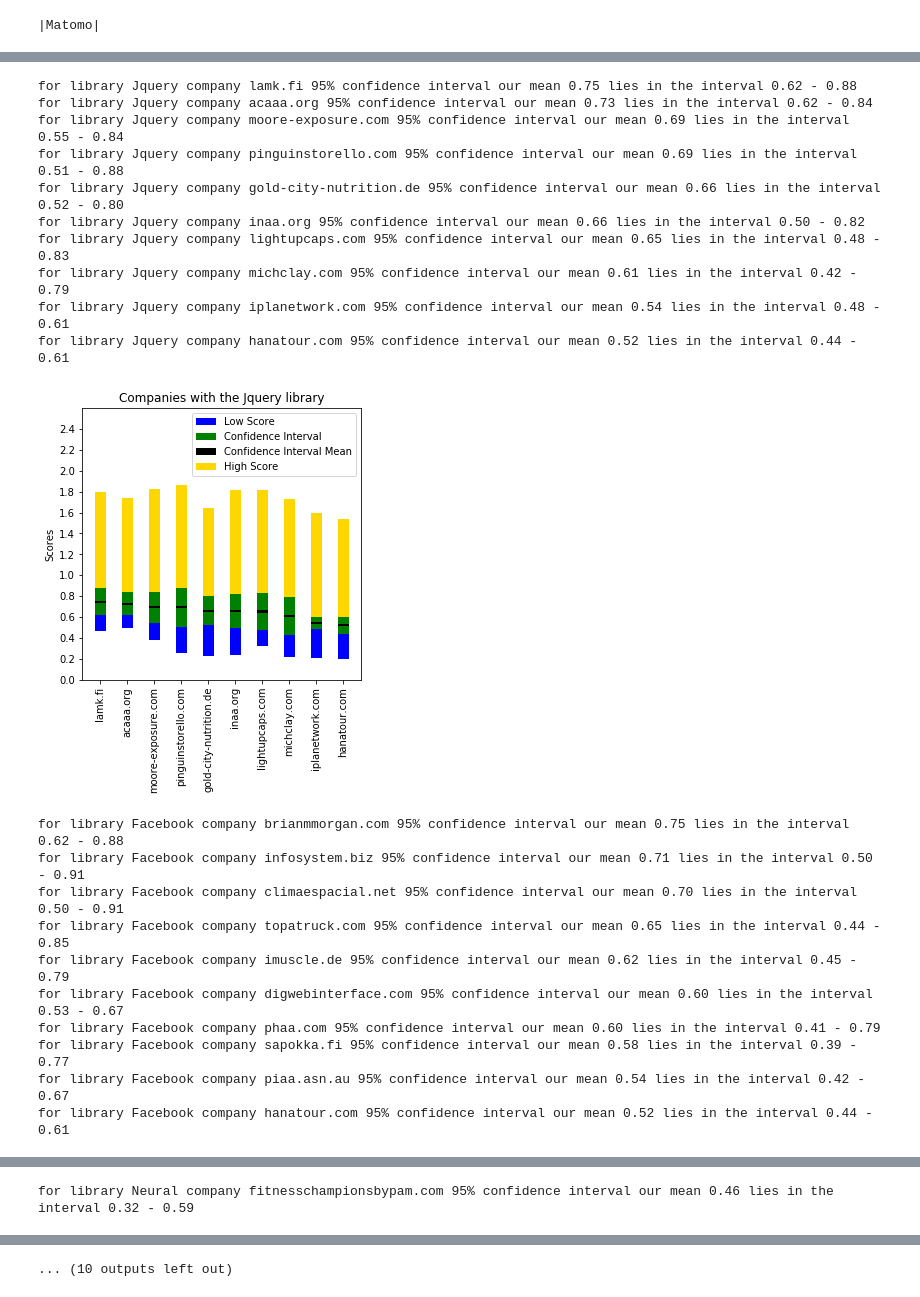
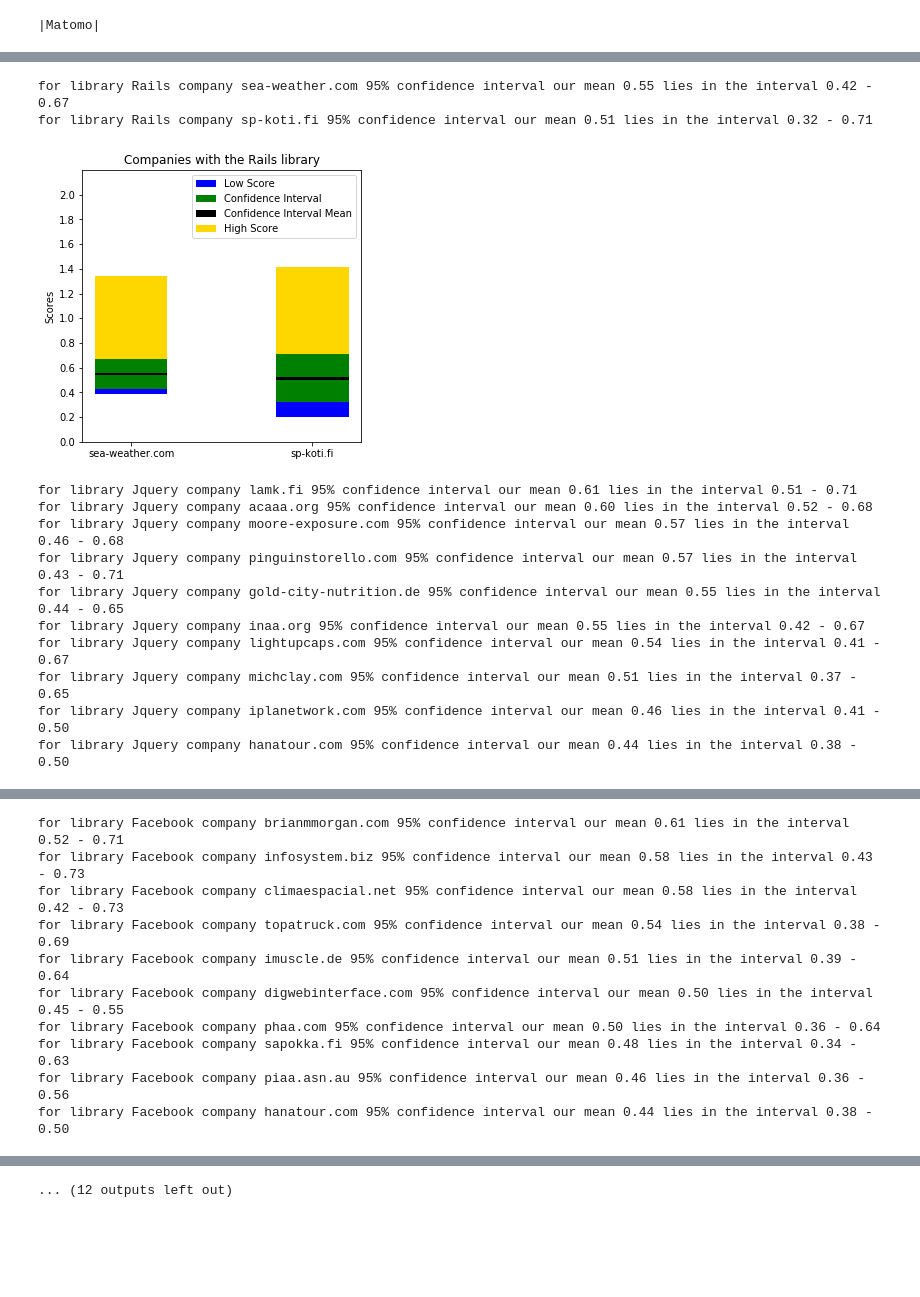
Before and after one commit to invegat/personal_project_week_5, a Jupyter notebook: site_jobs.ipynb, the cells around one changed output, grey strips where cells are left out. Saved outputs shown, nothing was run; the diff lists cells and outputs as text; code cells hidden in the pictures; blank space fills up the shorter version.

Commit message:
added rails

```diff
--- a/site_jobs.ipynb
+++ b/site_jobs.ipynb
@@ -297,6 +241,7 @@ twitterColumns = get_columns('twitter')
 angularColumns = get_columns('angular')
 vueColumns =  get_columns(['Vue','Vuetify','vuex','Revue'],True)
 typescriptColumns = get_columns('typescript')
-vueColumns
+railsColumns = get_columns('rails')
+railsColumns
 # %% [output]
 (['Neural Networks'], 'Neural')
@@ -310,3 +255,3 @@ def phpColumn(row):
 # %%
-df['job'] = df.apply(lambda row: phpColumn(row),axis=1)
+#df['job'] = df.apply(lambda row: phpColumn(row),axis=1)
 # %%
@@ -321,7 +264,7 @@ count: 0
 # %%
 import random
 random.seed(123)
-ratings = [(t.strip(), random.uniform(0.2,1.0)) for t in test_dups.technologies() ]
+ratings = [(t.strip(), random.uniform(0.2,0.8)) for t in test_dups.technologies() ]
 print(f"|{ratings[1][0]}|")
 
 f = io.open('ratings.csv', 'w')
@@ -405,6 +348,7 @@ def printChart(c, data):
     ]
     for _,r in df.iterrows():
       assert(notdecreasing([r['min_score'],r['low'],r['mean_low'],r['mean_high'],r['high'],r['max_score'] ])), "decreasing"
+      assert(r.max_score <= 1),"max_score > 1"
     colors = [None, "b", 'g', 'black', "g", "gold"]
     #   values = np.array([[d[name] for name in data_order] for d in data])
     order = np.array(data_order)
@@ -421,6 +365,8 @@ def printChart(c, data):
 
     for name, color in zip(data_order[1:], colors[1:]):
         value = np.array(df[name])
+        assert(value.max() <= 1), "value > 1"
+        assert(value.min() >= 0), "value < 0"
         # p1 = plt.bar(ind, value, width, color=color, bottom = bottom, label=name_dict[name], alpha=(1 if name == 'mean_low' else 0.5))
         p1 = plt.bar(
             ind,
@@ -445,8 +391,8 @@ def printChart(c, data):
     #   start, end = plt.yaxis
     #   plt.yaxis.set_major_locator(ticker.MultipleLocator((end - start) / 10))
     axes = plt.gca()
-    axes.set_ylim([0, 2.6])
-    plt.yticks(np.arange(0, 2.6, .2))
+    axes.set_ylim([0, 2.2])
+    plt.yticks(np.arange(0, 2.2, .2))
     #   plt.subplots_adjust(right=0.85)
 
     plt.show()
@@ -460,7 +406,7 @@ def conjunction(conditions):
 
 
 for columns, title in [
-        phpColumns, reduxColumns, reactColumns, jqueryColumns, facebookColumns,
+        phpColumns, reduxColumns, reactColumns, railsColumns, jqueryColumns, facebookColumns,
         neuralColumns, wordpressColumns, twitterColumns, angularColumns,
         vueColumns, typescriptColumns
 ]:
@@ -494,8 +440,8 @@ for columns, title in [
             'ci': ci,
             title: title,
             'url': r.url,
-            'min_score': min(ratings.min(),ci[1]), # iff low is below min score suppress min score bar
-            'max_score': max(ratings.max(),ci[2]), # iff high is above max score suppress max score bar
+            'min_score': min(ratings.min(),ci[1]) - 0.001, # iff ci low is below min score suppress min score bar
+            'max_score': 0.001 + max(ratings.max(),ci[2]), # iff ci high is above max score suppress max score bar
             'mean_low': ci[0] - half_mean_height,
             'mean_high': ci[0] + half_mean_height,
             'low': ci[1],
@@ -504,6 +450,8 @@ for columns, title in [
     if len(cis) > 0:
       cis = sorted(cis, key=lambda v: v['mean_low'], reverse=True)
       for _ci in cis:
+        assert(_ci['max_score'] <= 1),"max_score > 1"
+        # assert((_ci['max_score'] <= 1) or (_ci['max_score'] == _ci['high'])),"max_score > 1"
         print(f"for library {title} company {_ci['url']} 95% confidence interval {report_confidence_interval(_ci['ci'])}")
       printChart(title,cis)
 # %% [output]
@@ -535,21 +483,13 @@ for library React company egaa-gym.dk 95% confidence interval our mean 0.48 lies
-for library Jquery company lamk.fi 95% confidence interval our mean 0.75 lies in the interval 0.62 - 0.88
-for library Jquery company acaaa.org 95% confidence interval our mean 0.73 lies in the interval 0.62 - 0.84
-for library Jquery company moore-exposure.com 95% confidence interval our mean 0.69 lies in the interval 0.55 - 0.84
-for library Jquery company pinguinstorello.com 95% confidence interval our mean 0.69 lies in the interval 0.51 - 0.88
-for library Jquery company gold-city-nutrition.de 95% confidence interval our mean 0.66 lies in the interval 0.52 - 0.80
-for library Jquery company inaa.org 95% confidence interval our mean 0.66 lies in the interval 0.50 - 0.82
-for library Jquery company lightupcaps.com 95% confidence interval our mean 0.65 lies in the interval 0.48 - 0.83
-for library Jquery company michclay.com 95% confidence interval our mean 0.61 lies in the interval 0.42 - 0.79
-for library Jquery company iplanetwork.com 95% confidence interval our mean 0.54 lies in the interval 0.48 - 0.61
-for library Jquery company hanatour.com 95% confidence interval our mean 0.52 lies in the interval 0.44 - 0.61
+for library Rails company sea-weather.com 95% confidence interval our mean 0.55 lies in the interval 0.42 - 0.67
+for library Rails company sp-koti.fi 95% confidence interval our mean 0.51 lies in the interval 0.32 - 0.71
-[figure, old version]
+[figure, new version]
-for library Facebook company brianmmorgan.com 95% confidence interval our mean 0.75 lies in the interval 0.62 - 0.88
-for library Facebook company infosystem.biz 95% confidence interval our mean 0.71 lies in the interval 0.50 - 0.91
-for library Facebook company climaespacial.net 95% confidence interval our mean 0.70 lies in the interval 0.50 - 0.91
-for library Facebook company topatruck.com 95% confidence interval our mean 0.65 lies in the interval 0.44 - 0.85
-for library Facebook company imuscle.de 95% confidence interval our mean 0.62 lies in the interval 0.45 - 0.79
-for library Facebook company digwebinterface.com 95% confidence interval our mean 0.60 lies in the interval 0.53 - 0.67
-for library Facebook company phaa.com 95% confidence interval our mean 0.60 lies in the interval 0.41 - 0.79
-for library Facebook company sapokka.fi 95% confidence interval our mean 0.58 lies in the interval 0.39 - 0.77
-for library Facebook company piaa.asn.au 95% confidence interval our mean 0.54 lies in the interval 0.42 - 0.67
-for library Facebook company hanatour.com 95% confidence interval our mean 0.52 lies in the interval 0.44 - 0.61
+for library Jquery company lamk.fi 95% confidence interval our mean 0.61 lies in the interval 0.51 - 0.71
+for library Jquery company acaaa.org 95% confidence interval our mean 0.60 lies in the interval 0.52 - 0.68
+for library Jquery company moore-exposure.com 95% confidence interval our mean 0.57 lies in the interval 0.46 - 0.68
+for library Jquery company pinguinstorello.com 95% confidence interval our mean 0.57 lies in the interval 0.43 - 0.71
+for library Jquery company gold-city-nutrition.de 95% confidence interval our mean 0.55 lies in the interval 0.44 - 0.65
+for library Jquery company inaa.org 95% confidence interval our mean 0.55 lies in the interval 0.42 - 0.67
+for library Jquery company lightupcaps.com 95% confidence interval our mean 0.54 lies in the interval 0.41 - 0.67
+for library Jquery company michclay.com 95% confidence interval our mean 0.51 lies in the interval 0.37 - 0.65
+for library Jquery company iplanetwork.com 95% confidence interval our mean 0.46 lies in the interval 0.41 - 0.50
+for library Jquery company hanatour.com 95% confidence interval our mean 0.44 lies in the interval 0.38 - 0.50
@@ -557 +497,10 @@ for library Facebook company hanatour.com 95% confidence interval our mean 0.52
-for library Neural company fitnesschampionsbypam.com 95% confidence interval our mean 0.46 lies in the interval 0.32 - 0.59
+for library Facebook company brianmmorgan.com 95% confidence interval our mean 0.61 lies in the interval 0.52 - 0.71
+for library Facebook company infosystem.biz 95% confidence interval our mean 0.58 lies in the interval 0.43 - 0.73
+for library Facebook company climaespacial.net 95% confidence interval our mean 0.58 lies in the interval 0.42 - 0.73
+for library Facebook company topatruck.com 95% confidence interval our mean 0.54 lies in the interval 0.38 - 0.69
+for library Facebook company imuscle.de 95% confidence interval our mean 0.51 lies in the interval 0.39 - 0.64
+for library Facebook company digwebinterface.com 95% confidence interval our mean 0.50 lies in the interval 0.45 - 0.55
+for library Facebook company phaa.com 95% confidence interval our mean 0.50 lies in the interval 0.36 - 0.64
+for library Facebook company sapokka.fi 95% confidence interval our mean 0.48 lies in the interval 0.34 - 0.63
+for library Facebook company piaa.asn.au 95% confidence interval our mean 0.46 lies in the interval 0.36 - 0.56
+for library Facebook company hanatour.com 95% confidence interval our mean 0.44 lies in the interval 0.38 - 0.50
@@ -559 +508 @@ for library Neural company fitnesschampionsbypam.com 95% confidence interval our
-... (10 outputs left out)
+... (12 outputs left out)
```
Also changed, not shown: parts of 14 cells of this notebook.
